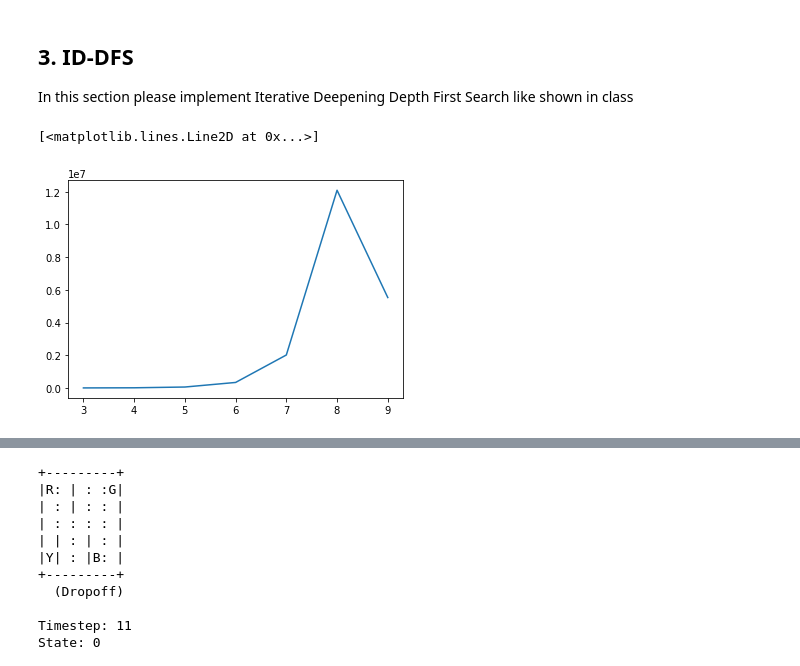
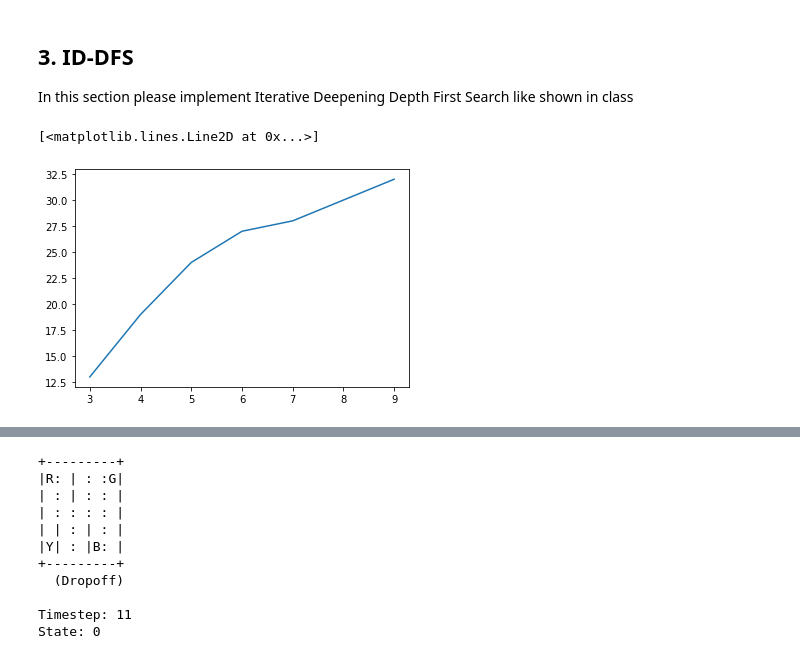
Before and after one commit to ynahum/ai_hw, a Jupyter notebook: hw1/236501_HW1.ipynb, the cells around one changed output, grey strips where cells are left out. Saved outputs shown, nothing was run; the diff lists cells and outputs as text; code cells hidden in the pictures.

```diff
--- a/hw1/236501_HW1.ipynb
+++ b/hw1/236501_HW1.ipynb
@@ -545,11 +556,11 @@ def id_dfs(first_state, depth):
 # %%
 
 depth = range(3,10)
-expanded_nodes = [1555, 9331, 55987, 335923, 2015539, 12093235, 5530102]
+expanded_nodes = [13, 19, 24, 27, 28, 30, 32]
 plt.plot(depth, expanded_nodes)
 # %% [output]
 [<matplotlib.lines.Line2D at 0x...>]
-[figure, old version]
+[figure, new version]
 # %%
 # driver code - for your use only, do not submit these lines!
 env.s = 328
```
Also changed, not shown: parts of 10 cells of this notebook, 1 other file.
